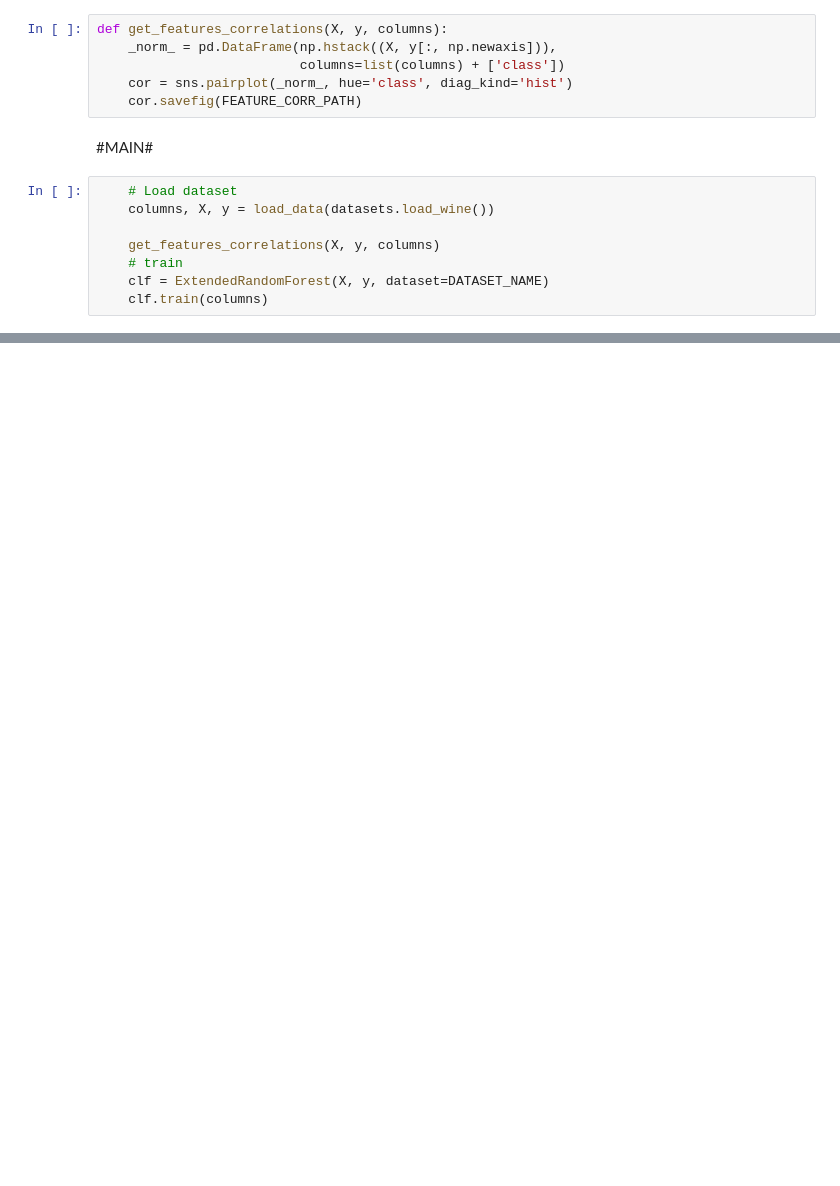
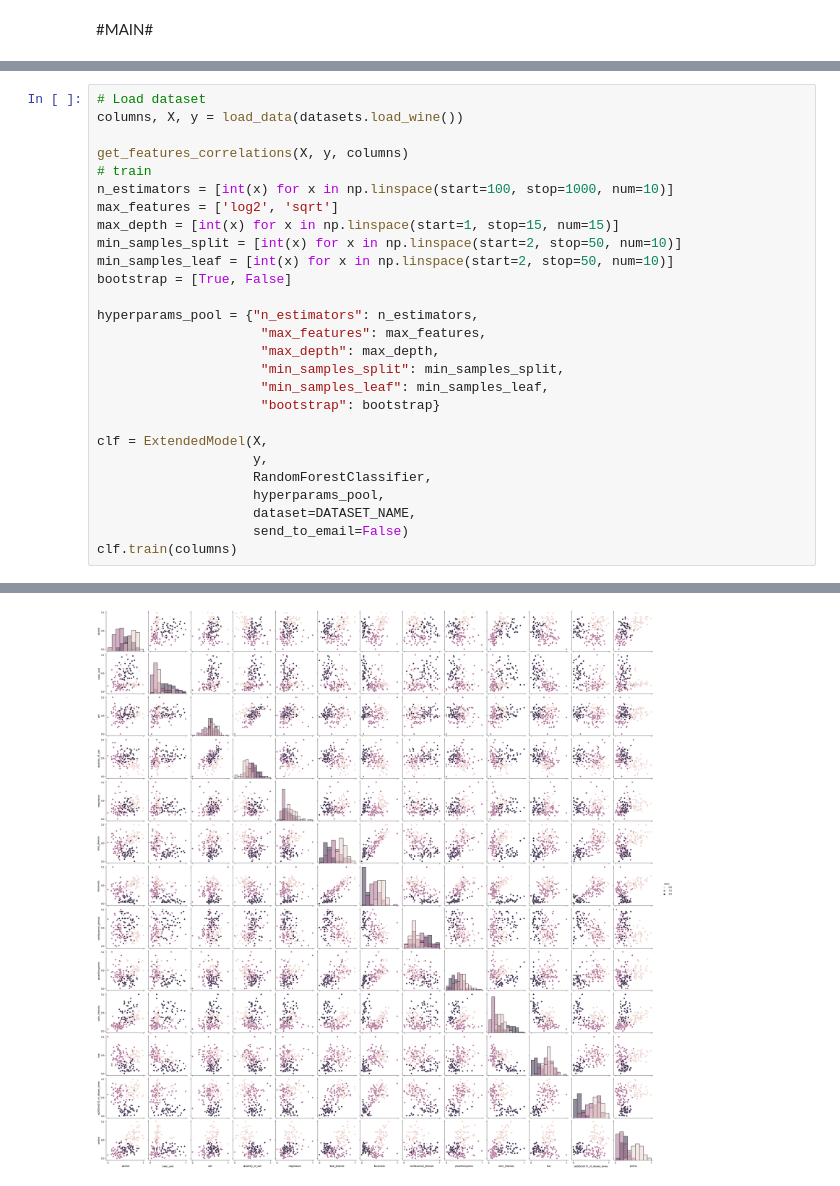
Before and after one commit to Ori-Roza/tabular-science, a Jupyter notebook: tabular_science_project.ipynb, the cells around one changed output, grey strips where cells are left out. Cells and saved outputs as stored; diff of their text form; blank space fills up the shorter version.

```diff
--- a/tabular_science_project.ipynb
+++ b/tabular_science_project.ipynb
@@ -232,16 +22,2 @@ def load_data(dataset):
-# %%
-def get_features_correlations(X, y, columns):
-    _norm_ = pd.DataFrame(np.hstack((X, y[:, np.newaxis])),
-                          columns=list(columns) + ['class'])
-    cor = sns.pairplot(_norm_, hue='class', diag_kind='hist')
-    cor.savefig(FEATURE_CORR_PATH)
 # %% [markdown]
 #MAIN#
-# %%
-    # Load dataset
-    columns, X, y = load_data(datasets.load_wine())
-
-    get_features_correlations(X, y, columns)
-    # train
-    clf = ExtendedRandomForest(X, y, dataset=DATASET_NAME)
-    clf.train(columns)
@@ -252,0 +24,28 @@ Fitting 3 folds for each of 200 candidates, totalling 600 fits
+# %%
+# Load dataset
+columns, X, y = load_data(datasets.load_wine())
+
+get_features_correlations(X, y, columns)
+# train
+n_estimators = [int(x) for x in np.linspace(start=100, stop=1000, num=10)]
+max_features = ['log2', 'sqrt']
+max_depth = [int(x) for x in np.linspace(start=1, stop=15, num=15)]
+min_samples_split = [int(x) for x in np.linspace(start=2, stop=50, num=10)]
+min_samples_leaf = [int(x) for x in np.linspace(start=2, stop=50, num=10)]
+bootstrap = [True, False]
+
+hyperparams_pool = {"n_estimators": n_estimators,
+                     "max_features": max_features,
+                     "max_depth": max_depth,
+                     "min_samples_split": min_samples_split,
+                     "min_samples_leaf": min_samples_leaf,
+                     "bootstrap": bootstrap}
+
+clf = ExtendedModel(X,
+                    y,
+                    RandomForestClassifier,
+                    hyperparams_pool,
+                    dataset=DATASET_NAME,
+                    send_to_email=False)
+clf.train(columns)
+# %% [output]
@@ -252,0 +69 @@ Fitting 3 folds for each of 200 candidates, totalling 600 fits
+[figure, added]
```
Also changed, not shown: parts of 11 cells of this notebook, 7 other files.
